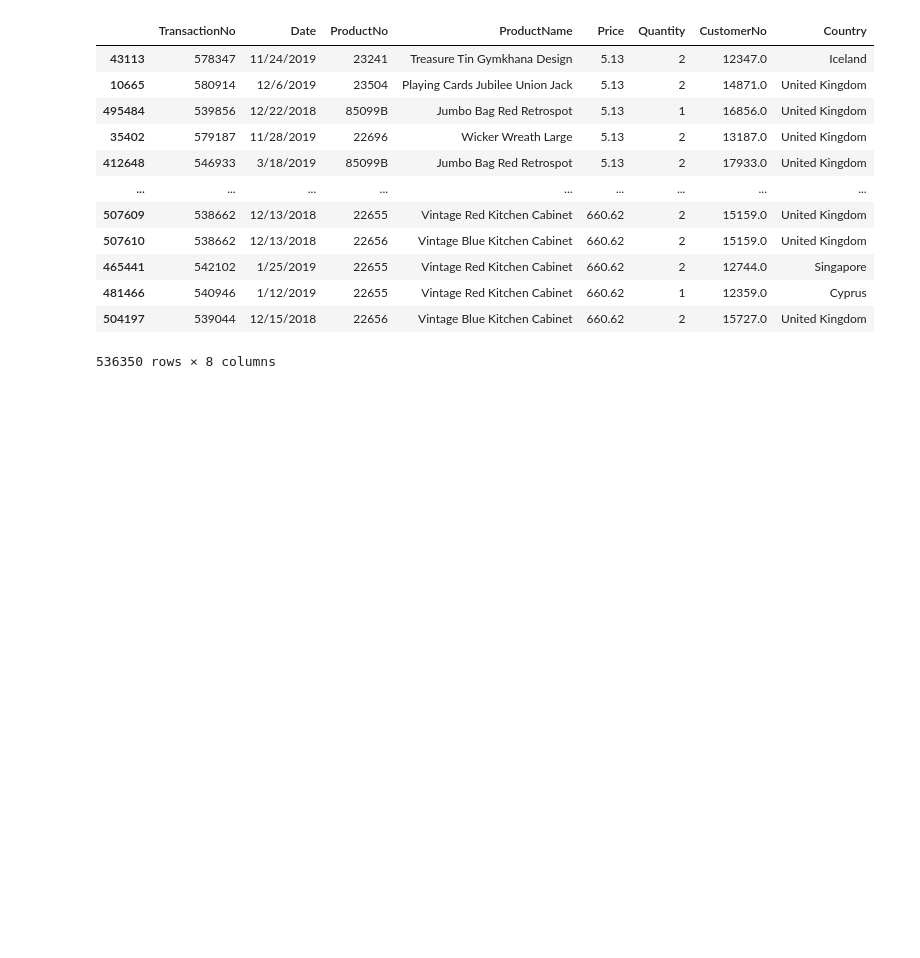
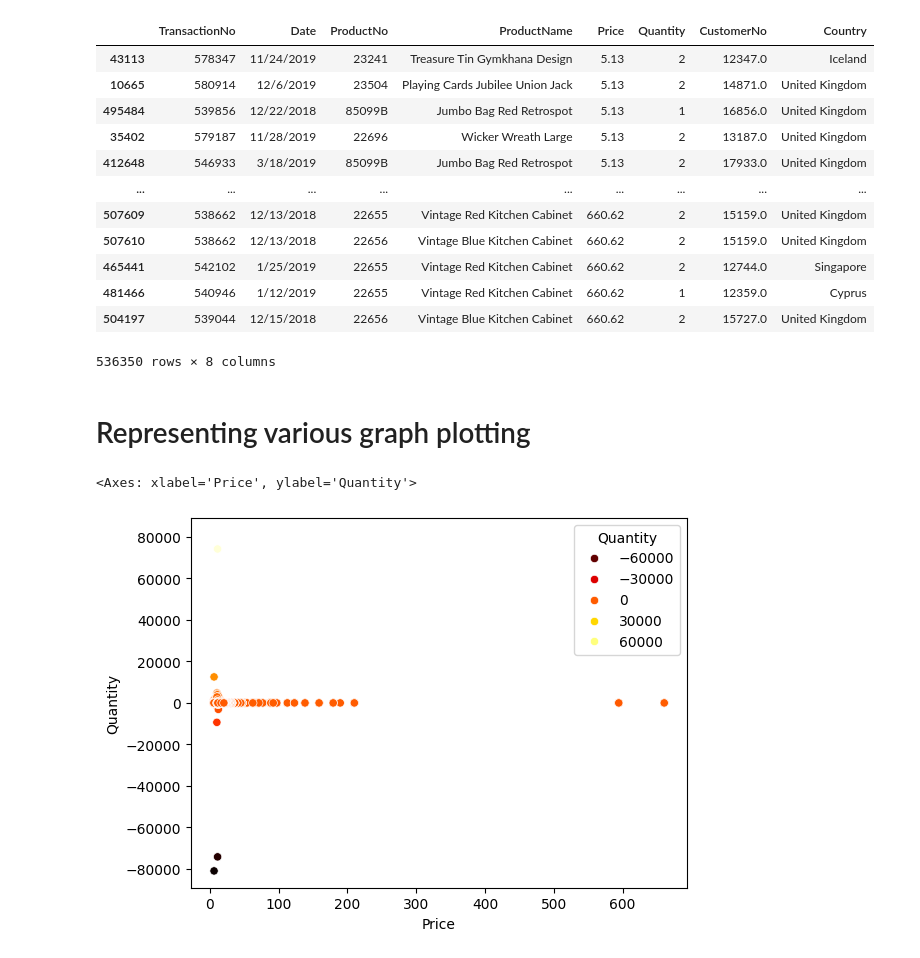
Before and after one commit to SnehRosh/python-data-science-course, a Jupyter notebook: ECommerce_DA.ipynb, the cells around one changed output. Drawn from its saved outputs; the diff is of its cells as text; code cells hidden in the pictures; blank space fills up the shorter version.

```diff
--- a/ECommerce_DA.ipynb
+++ b/ECommerce_DA.ipynb
@@ -82,3 +130,10 @@ trans.sort_values(by='Price',ascending=True)
 | 481466 | 540946 | 1/12/2019 | 22655 | Vintage Red Kitchen Cabinet | 660.62 | 1 | 12359.0 | Cyprus |
 | 504197 | 539044 | 12/15/2018 | 22656 | Vintage Blue Kitchen Cabinet | 660.62 | 2 | 15727.0 | United Kingdom |
 536350 rows × 8 columns
+# %% [markdown]
+# Representing various graph plotting
+# %%
+sns.scatterplot(data=trans,x='Price',y='Quantity',hue='Quantity', palette='hot')
+# %% [output]
+<Axes: xlabel='Price', ylabel='Quantity'>
+[figure, added]
```
Also changed, not shown: parts of 7 cells of this notebook, 1 other file.
